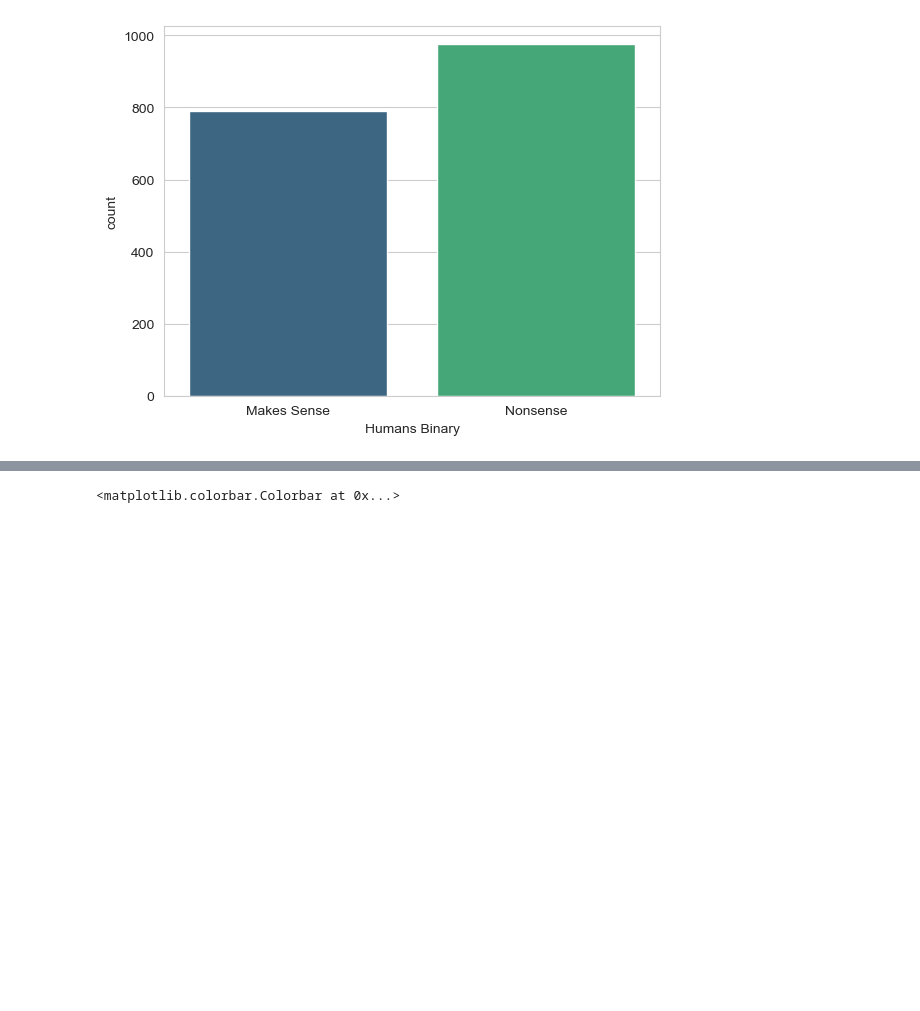
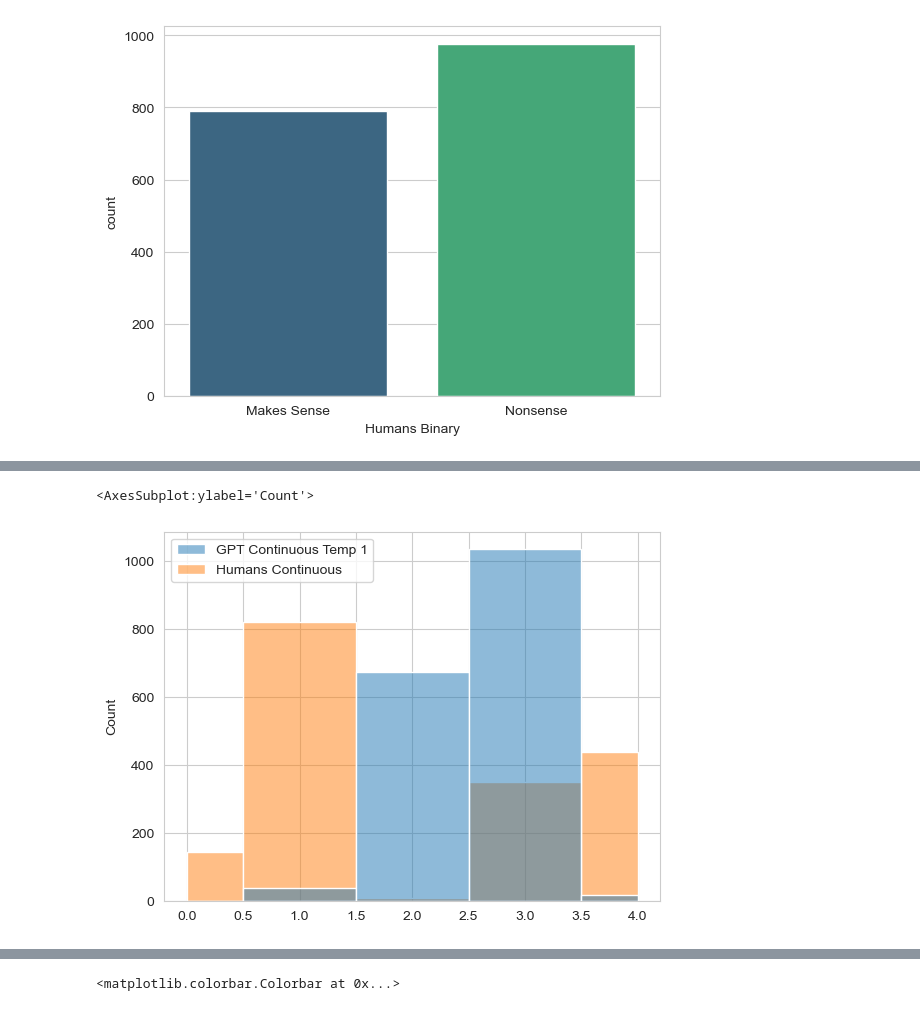
Before and after one commit to NickRiccardi/two-word-test, a Jupyter notebook: plots-test.ipynb, the cells around one changed output, grey strips where cells are left out. Cells and saved outputs as stored; diff of their text form; code cells hidden in the pictures; blank space fills up the shorter version.

```diff
--- a/plots-test.ipynb
+++ b/plots-test.ipynb
@@ -104,0 +102,5 @@ sn.countplot(data=remove_middle, x="Humans Binary", palette='viridis')
+# %%
+sn.histplot(data=remove_middle[['GPT Continuous Temp 1', 'Humans Continuous']], bins=[0,.5,1.5,2.5,3.5,4])
+# %% [output]
+<AxesSubplot:ylabel='Count'>
+[figure, added]
```
Also changed, not shown: parts of 37 cells of this notebook, 2 other files.
